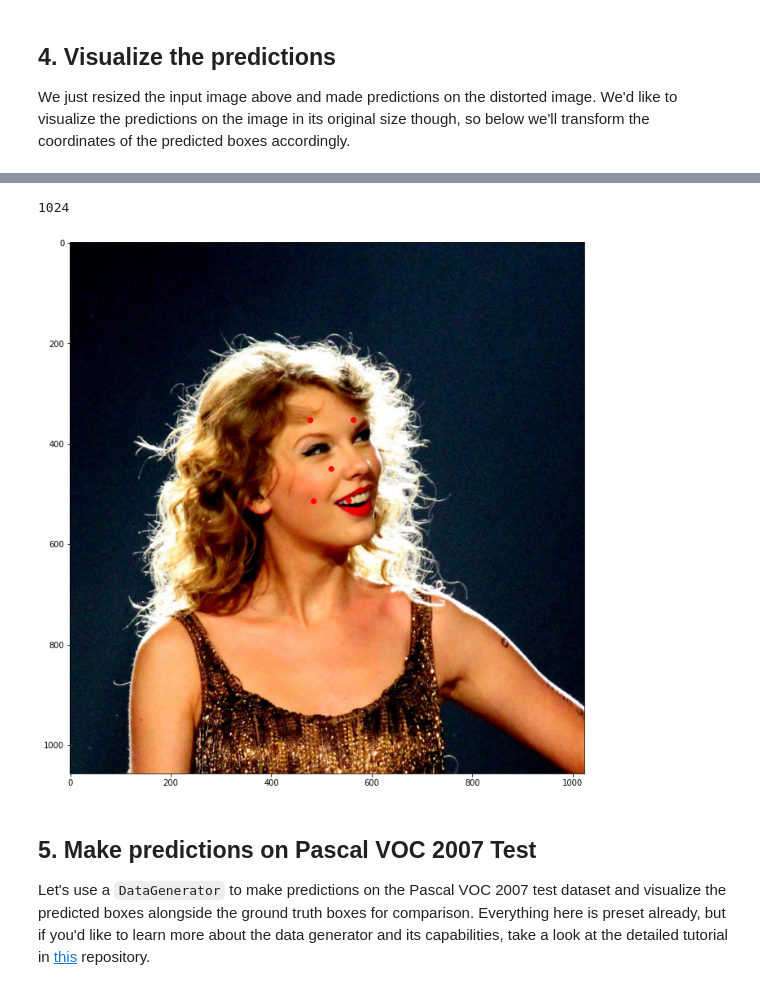
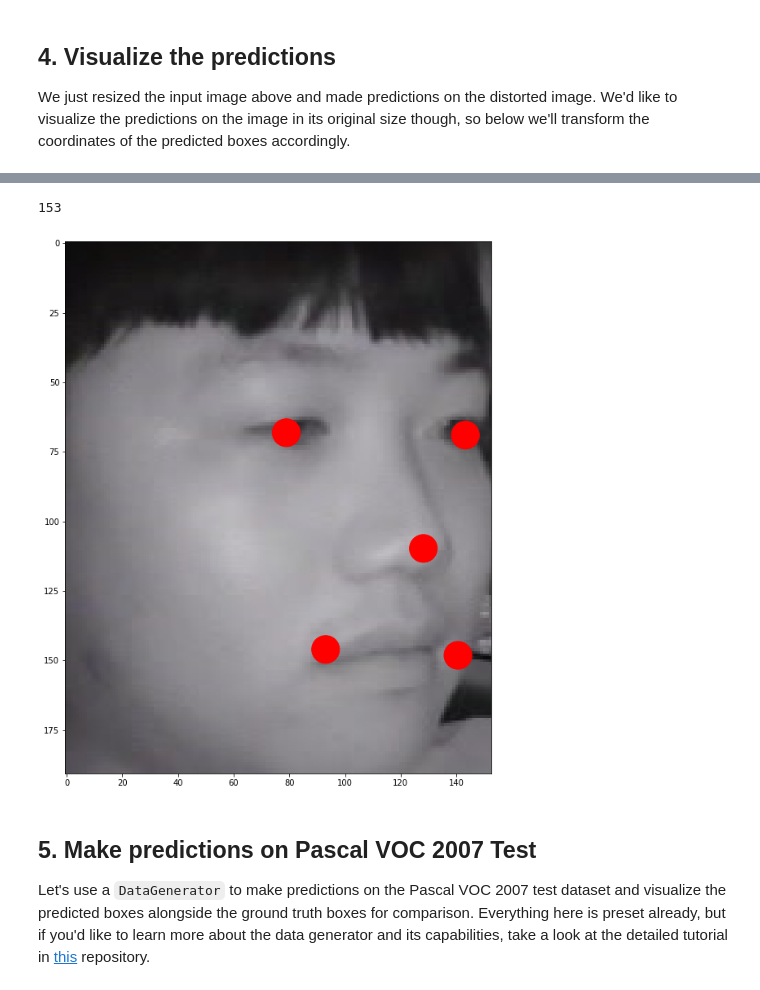
Before and after one commit to TaeseongMoon/bf_reimplement, a Jupyter notebook: blazeface_inference_face.ipynb, the cells around one changed output, grey strips where cells are left out. Drawn from its saved outputs; the diff is of its cells as text; code cells hidden in the pictures.

```diff
--- a/blazeface_inference_face.ipynb
+++ b/blazeface_inference_face.ipynb
@@ -55,9 +55,9 @@ model = blazeface(image_size=(img_height, img_width, 3),
                 n_classes=1,
                 mode='inference',
                 l2_regularization=0.0005,
-                scales=[[0.2, math.sqrt(0.2 * 0.43)], [0.43, math.sqrt(0.43 * 0.67), 0.67, math.sqrt(0.67 * 0.9), 0.9, math.sqrt(0.9 * 1)]], # The scales for MS COCO are [0.07, 0.15, 0.33, 0.51, 0.69, 0.87, 1.05]
-                aspect_ratios_per_layer=[[1.0, 1.0], [1.0, 1.0, 1.0, 1.0, 1.0, 1.0]],
-                steps=[64, 128],
+                scales=[[0.2]], # The scales for MS COCO are [0.07, 0.15, 0.33, 0.51, 0.69, 0.87, 1.05]
+                aspect_ratios_per_layer=[[1.0]],
+                steps=[64],
                 offsets=None,
                 clip_boxes=False,
                 variances=[0.1, 0.1, 0.2, 0.2],
@@ -72,7 +72,7 @@ model = blazeface(image_size=(img_height, img_width, 3),
 # 2: Load the trained weights into the model.
 
 # TODO: Set the path of the trained weights.
-weights_path = 'checkpoint_ld/blazeface_with_landmark_simple_only_landmark_epoch-91_loss-14.3487.h5'
+weights_path = 'checkpoint/blazeface_with_landmark_simple_without_box_epoch-157_loss-17.4383.h5'
 
 model.load_weights(weights_path, by_name=True)
 
@@ -160,53 +184,54 @@ classes = ['background',
            'face']
 
 plt.figure(figsize=(20,12))
-plt.imshow(orig_images[0])
+plt.imshow(crop_images[0])
 
 current_axis = plt.gca()
-print(orig_images[0].shape[1])
+
+print(crop_images[0].shape[1])
 for box in y_pred_thresh[0]:
     # Transform the predicted bounding boxes for the 300x300 image to the original image dimensions.
 #     xmin = box[2] * orig_images[0].shape[1] / img_width
 #     ymin = box[3] * orig_images[0].shape[0] / img_height
 #     xmax = box[4] * orig_images[0].shape[1] / img_width
 #     ymax = box[5] * orig_images[0].shape[0] / img_height
 #     kp1_x = box[6] * orig_images[0].shape[1] / img_width
 #     kp1_y = box[7] * orig_images[0].shape[0] / img_height
 #     kp2_x = box[8] * orig_images[0].shape[1] / img_width
 #     kp2_y = box[9] * orig_images[0].shape[0] / img_height
 #     kp3_x = box[10] * orig_images[0].shape[1] / img_width
 #     kp3_y = box[11] * orig_images[0].shape[0]  / img_height
 #     kp4_x = box[12] * orig_images[0].shape[1] / img_width
 #     kp4_y = box[13] * orig_images[0].shape[0]  / img_height
 #     kp5_x = box[14] * orig_images[0].shape[1] / img_width
 #     kp5_y = box[15] * orig_images[0].shape[0]  / img_height
-    kp1_x = box[2] * orig_images[0].shape[1] / img_width
-    kp1_y = box[3] * orig_images[0].shape[0] / img_height
-    kp2_x = box[4] * orig_images[0].shape[1] / img_width
-    kp2_y = box[5] * orig_images[0].shape[0] / img_height
-    kp3_x = box[6] * orig_images[0].shape[1] / img_width
-    kp3_y = box[7] * orig_images[0].shape[0]  / img_height
-    kp4_x = box[8] * orig_images[0].shape[1] / img_width
-    kp4_y = box[9] * orig_images[0].shape[0]  / img_height
-    kp5_x = box[10] * orig_images[0].shape[1] / img_width
-    kp5_y = box[11] * orig_images[0].shape[0]  / img_height
+    kp1_x = box[2] * crop_images[0].shape[1] / img_width
+    kp1_y = box[3] * crop_images[0].shape[0] / img_height
+    kp2_x = box[4] * crop_images[0].shape[1] / img_width
+    kp2_y = box[5] * crop_images[0].shape[0] / img_height
+    kp3_x = box[6] * crop_images[0].shape[1] / img_width
+    kp3_y = box[7] * crop_images[0].shape[0]  / img_height
+    kp4_x = box[8] * crop_images[0].shape[1] / img_width
+    kp4_y = box[9] * crop_images[0].shape[0]  / img_height
+    kp5_x = box[10] * crop_images[0].shape[1] / img_width
+    kp5_y = box[11] * crop_images[0].shape[0]  / img_height
 
 
 
 
     color = colors[int(box[0])]
 #     label = '{}: {:.2f}'.format(classes[int(box[0])], box[1])
 #     current_axis.add_patch(plt.Rectangle((xmin, ymin), xmax-xmin, ymax-ymin, color=color, fill=False, linewidth=2))
     current_axis.add_patch(plt.Circle((kp1_x,kp1_y),5,color=color))
     current_axis.add_patch(plt.Circle((kp2_x,kp2_y),5,color=color))
     current_axis.add_patch(plt.Circle((kp3_x,kp3_y),5,color=color))
     current_axis.add_patch(plt.Circle((kp4_x,kp4_y),5,color=color))
     current_axis.add_patch(plt.Circle((kp5_x,kp5_y),5,color=color))
     label = '{}: {:.2f}'.format(classes[int(box[0])], box[1])
 #     current_axis.text(xmin, ymin, f'{box[1]:.2f}', size='x-large', color='white', bbox={'facecolor':color, 'alpha':1.0})
 # %% [output]
-1024
+153
-[figure, old version]
+[figure, new version]
 # %% [markdown]
 ## 5. Make predictions on Pascal VOC 2007 Test
 
```
Also changed, not shown: parts of 6 cells of this notebook, 6 other files.
